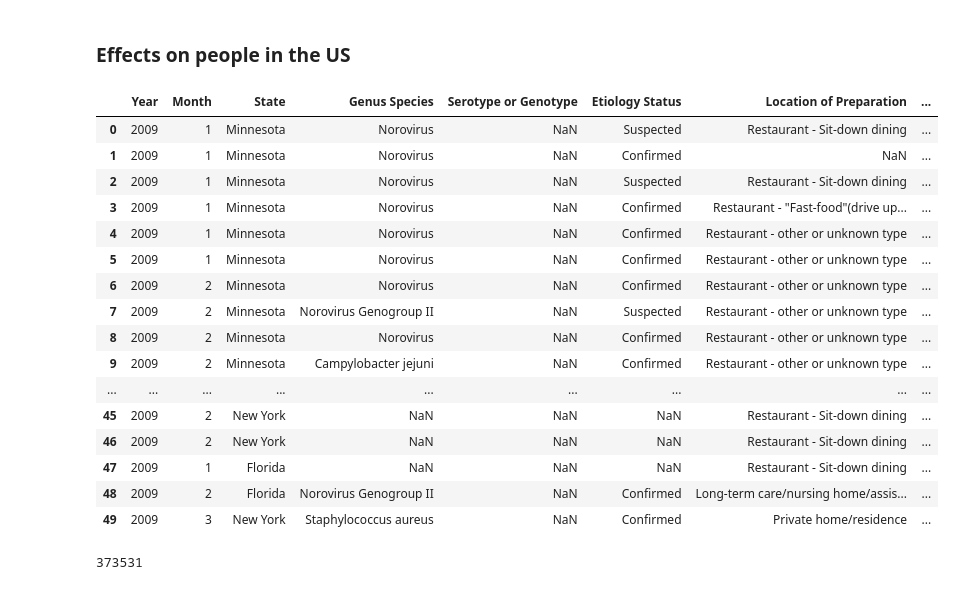
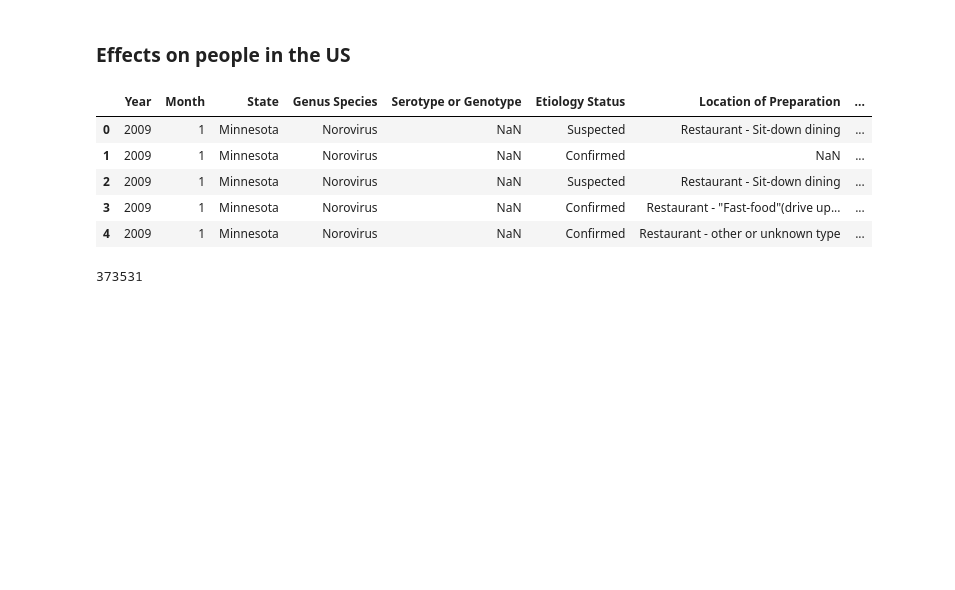
Before and after one commit to Aniastiti/Foodborne_Illness, a Jupyter notebook: notebooks/cdc_occurence_data.ipynb, the cells around one changed output. Drawn from its saved outputs; the diff is of its cells as text; code cells hidden in the pictures; blank space fills up the shorter version.

```diff
--- a/notebooks/cdc_occurence_data.ipynb
+++ b/notebooks/cdc_occurence_data.ipynb
@@ -10,25 +11,14 @@ import seaborn as sns
 %matplotlib inline
 # %%
 occur_df = pd.read_csv('../data_files/dist_org_prep_1998_2015_CDC.csv')
-occur_df.head(50)
+occur_df.head()
 # %% [output]
 |  | Year | Month | State | Genus Species | Serotype or Genotype | Etiology Status | Location of Preparation | ... |
 | 0 | 2009 | 1 | Minnesota | Norovirus | NaN | Suspected | Restaurant - Sit-down dining | ... |
 | 1 | 2009 | 1 | Minnesota | Norovirus | NaN | Confirmed | NaN | ... |
 | 2 | 2009 | 1 | Minnesota | Norovirus | NaN | Suspected | Restaurant - Sit-down dining | ... |
 | 3 | 2009 | 1 | Minnesota | Norovirus | NaN | Confirmed | Restaurant - "Fast-food"(drive up... | ... |
 | 4 | 2009 | 1 | Minnesota | Norovirus | NaN | Confirmed | Restaurant - other or unknown type | ... |
-| 5 | 2009 | 1 | Minnesota | Norovirus | NaN | Confirmed | Restaurant - other or unknown type | ... |
-| 6 | 2009 | 2 | Minnesota | Norovirus | NaN | Confirmed | Restaurant - other or unknown type | ... |
-| 7 | 2009 | 2 | Minnesota | Norovirus Genogroup II | NaN | Suspected | Restaurant - other or unknown type | ... |
-| 8 | 2009 | 2 | Minnesota | Norovirus | NaN | Confirmed | Restaurant - other or unknown type | ... |
-| 9 | 2009 | 2 | Minnesota | Campylobacter jejuni | NaN | Confirmed | Restaurant - other or unknown type | ... |
-| ... | ... | ... | ... | ... | ... | ... | ... | ... |
-| 45 | 2009 | 2 | New York | NaN | NaN | NaN | Restaurant - Sit-down dining | ... |
-| 46 | 2009 | 2 | New York | NaN | NaN | NaN | Restaurant - Sit-down dining | ... |
-| 47 | 2009 | 1 | Florida | NaN | NaN | NaN | Restaurant - Sit-down dining | ... |
-| 48 | 2009 | 2 | Florida | Norovirus Genogroup II | NaN | Confirmed | Long-term care/nursing home/assis... | ... |
-| 49 | 2009 | 3 | New York | Staphylococcus aureus | NaN | Confirmed | Private home/residence | ... |
 # %%
 #Total number of illnesses reported in timeframe:
 # %%
```
Also changed, not shown: parts of 23 cells of this notebook, 1 other file.
